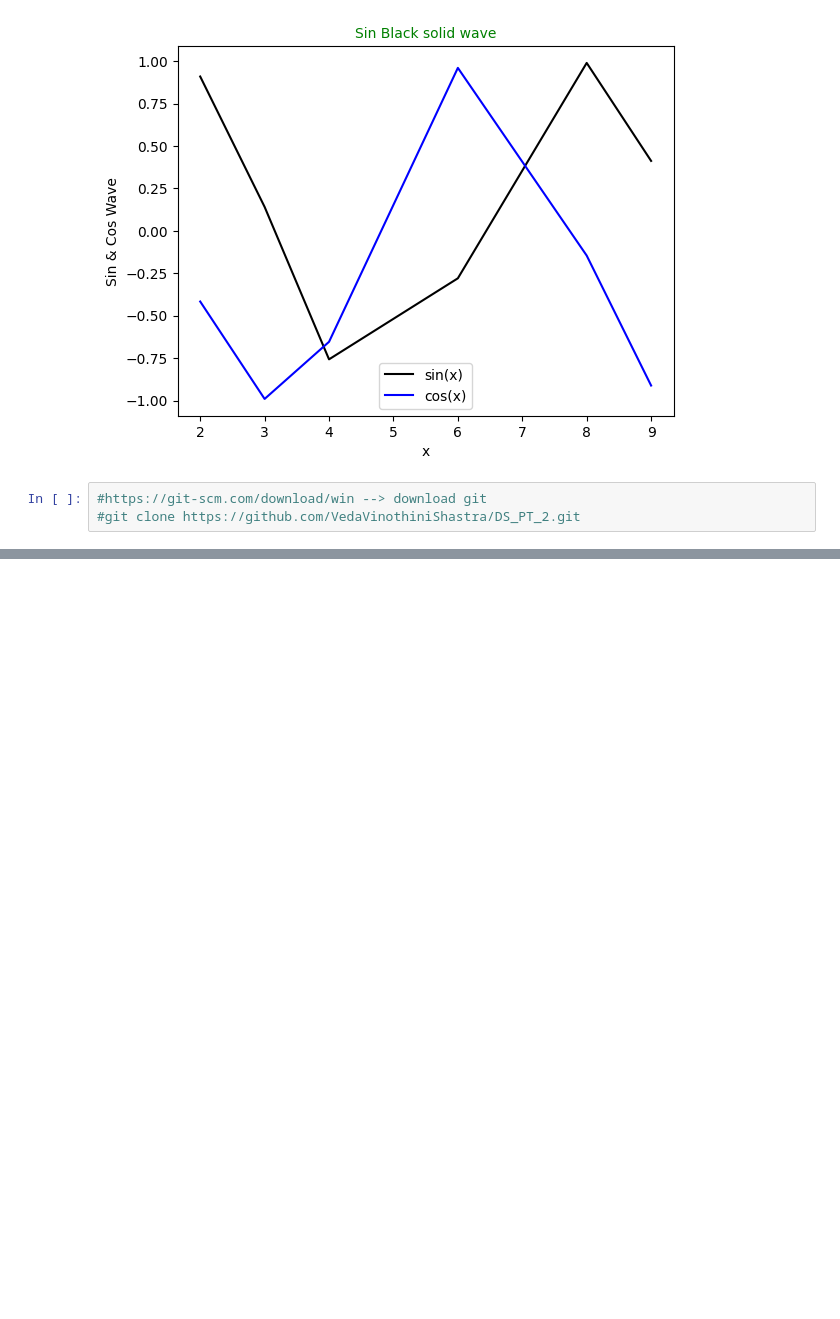
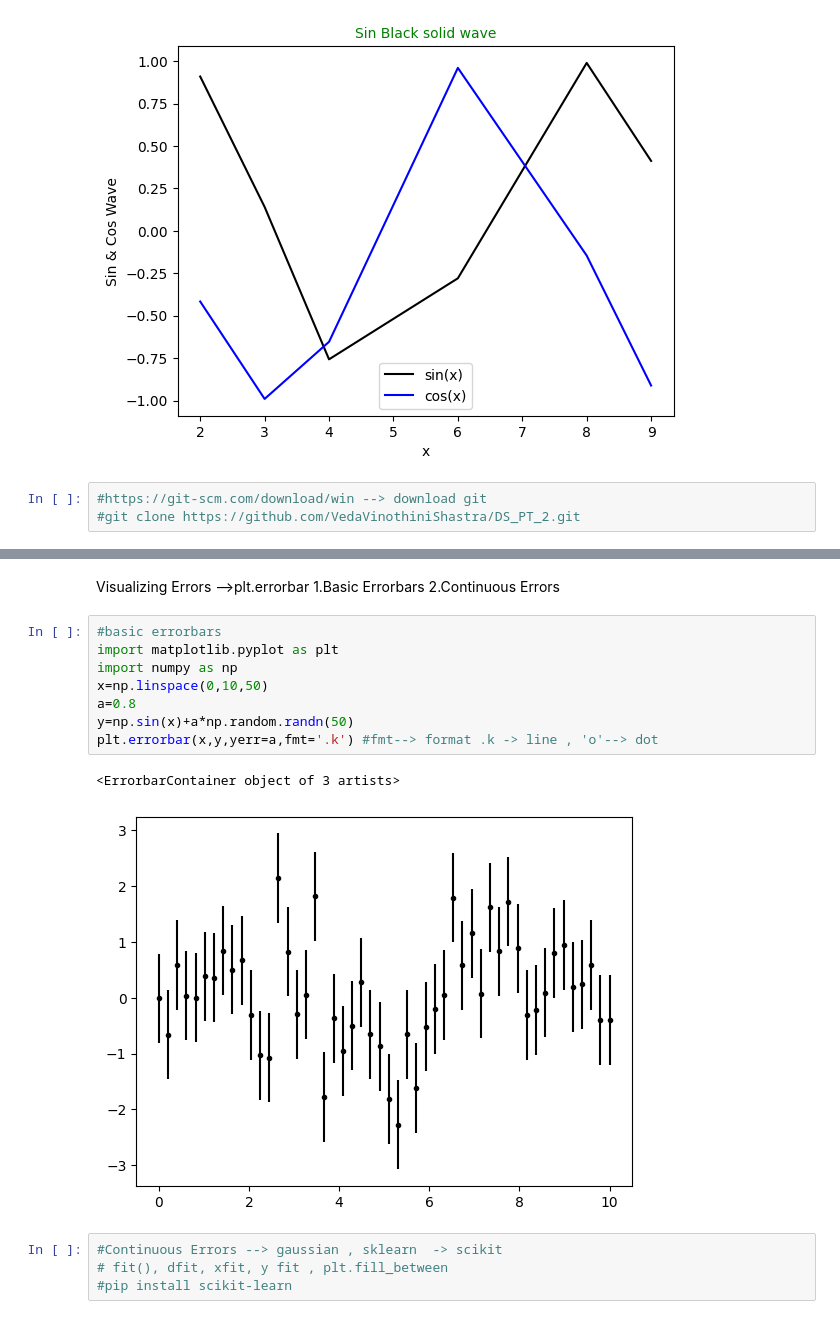
Before and after one commit to VedaVinothiniShastra/DS_PT_2, a Jupyter notebook: Day 11.ipynb, the cells around one changed output, grey strips where cells are left out. Drawn from its saved outputs; the diff is of its cells as text; blank space fills up the shorter version.

```diff
--- a/Day 11.ipynb
+++ b/Day 11.ipynb
@@ -124,0 +117,19 @@ plt.colorbar() #--> it denotes the color in plotting
+# %% [markdown]
+Visualizing Errors	-->plt.errorbar
+    1.Basic Errorbars
+	2.Continuous Errors
+# %%
+#basic errorbars
+import matplotlib.pyplot as plt
+import numpy as np
+x=np.linspace(0,10,50)
+a=0.8
+y=np.sin(x)+a*np.random.randn(50)
+plt.errorbar(x,y,yerr=a,fmt='.k') #fmt--> format .k -> line , 'o'--> dot
+# %% [output]
+<ErrorbarContainer object of 3 artists>
+[figure, added]
+# %%
+#Continuous Errors --> gaussian , sklearn  -> scikit
+# fit(), dfit, xfit, y fit , plt.fill_between
+#pip install scikit-learn
```
Also changed, not shown: parts of 18 cells of this notebook.
